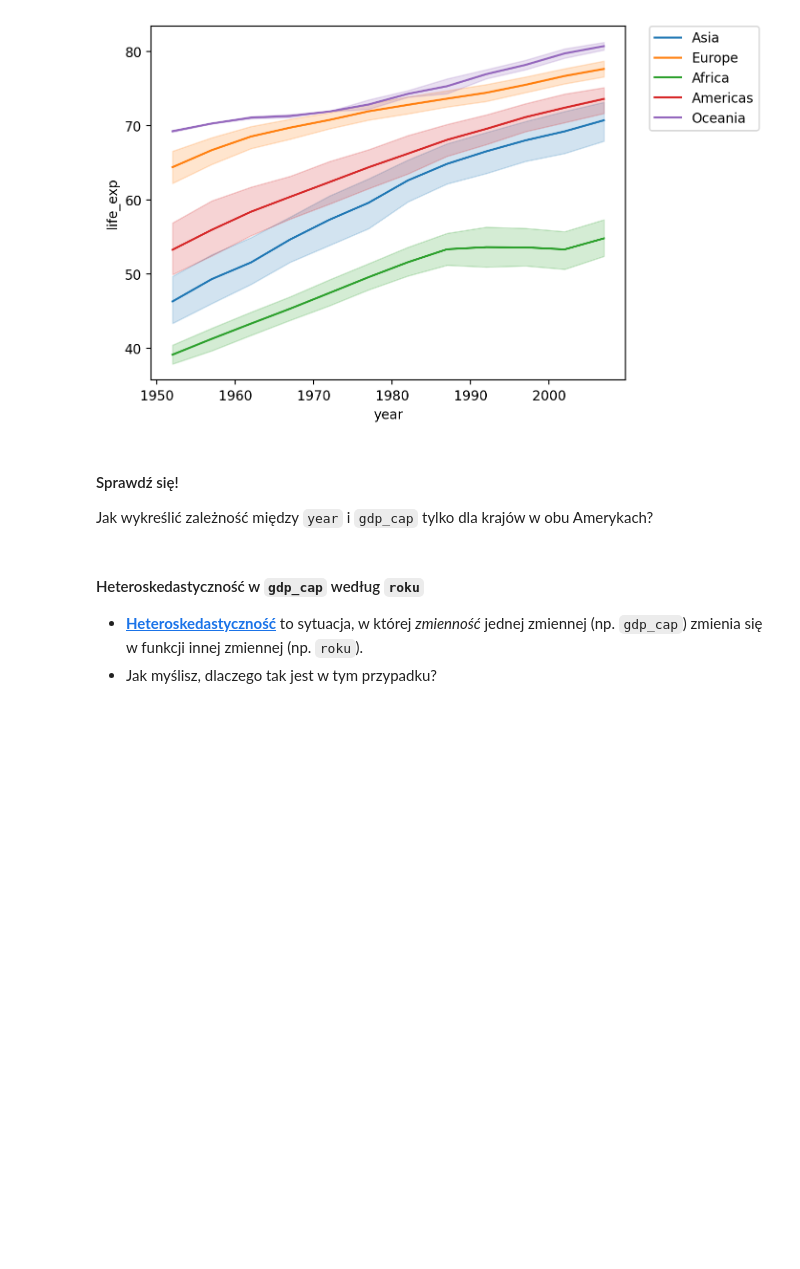
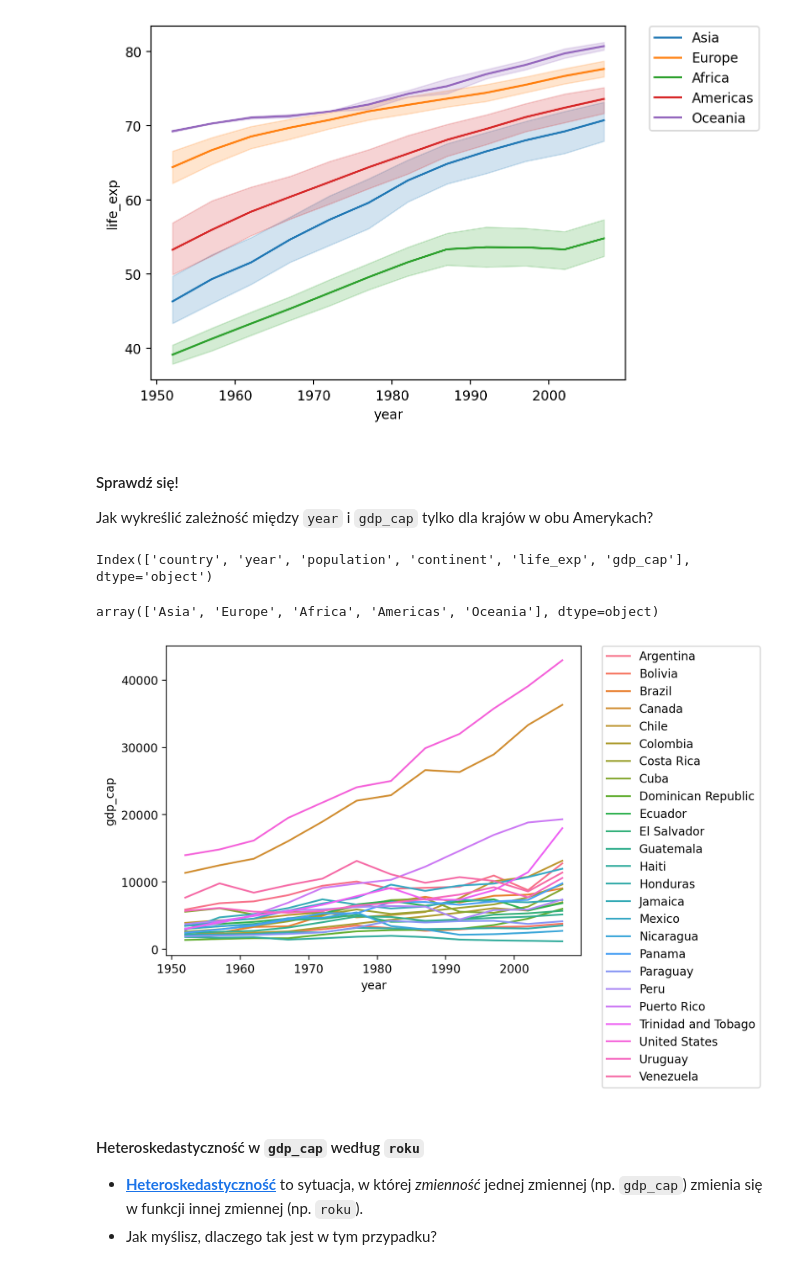
Before and after one commit to msnaspers/pwgdansk, a Jupyter notebook: sad-main/06-dataviz-seaborn.ipynb, the cells around one changed output. Saved outputs shown, nothing was run; the diff lists cells and outputs as text; code cells hidden in the pictures; blank space fills up the shorter version.

```diff
--- a/sad-main/06-dataviz-seaborn.ipynb
+++ b/sad-main/06-dataviz-seaborn.ipynb
@@ -287,3 +289,23 @@ Jak wykreślić zależność między `year` i `gdp_cap` tylko dla krajów w obu
+# %%
+data=df_gapminder[df_gapminder['continent'].isin(['Americas'])]
+# %%
+df_gapminder.columns
+# %% [output]
+Index(['country', 'year', 'population', 'continent', 'life_exp', 'gdp_cap'], dtype='object')
+# %%
+df_gapminder["continent"].unique()
+# %% [output]
+array(['Asia', 'Europe', 'Africa', 'Americas', 'Oceania'], dtype=object)
+# %%
+sns.lineplot(data = data,
+             x = 'year',
+             y = 'gdp_cap',
+            hue = "country",
+
+          )
+plt.legend(bbox_to_anchor=(1.05, 1), loc='upper left', borderaxespad=0);
+# %% [output]
+[figure, added]
 # %%
 ### Twój kod tutaj
 # %% [markdown]
```
Also changed, not shown: parts of 4 cells of this notebook, 1 other file.
